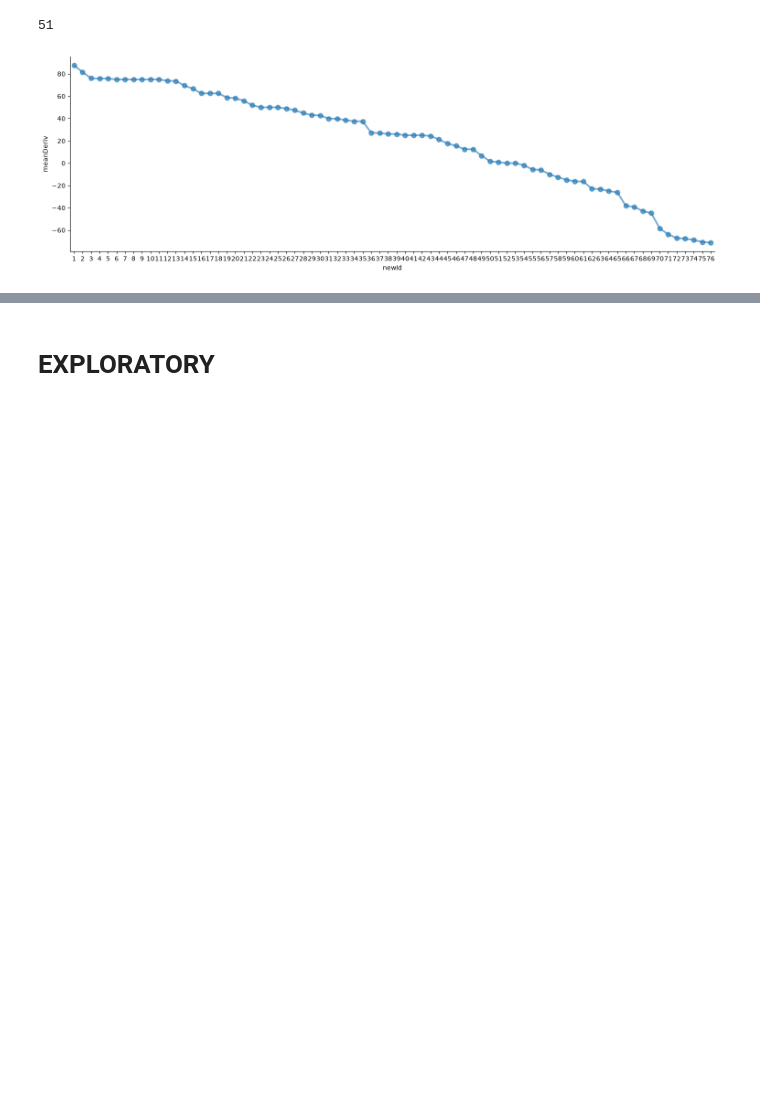
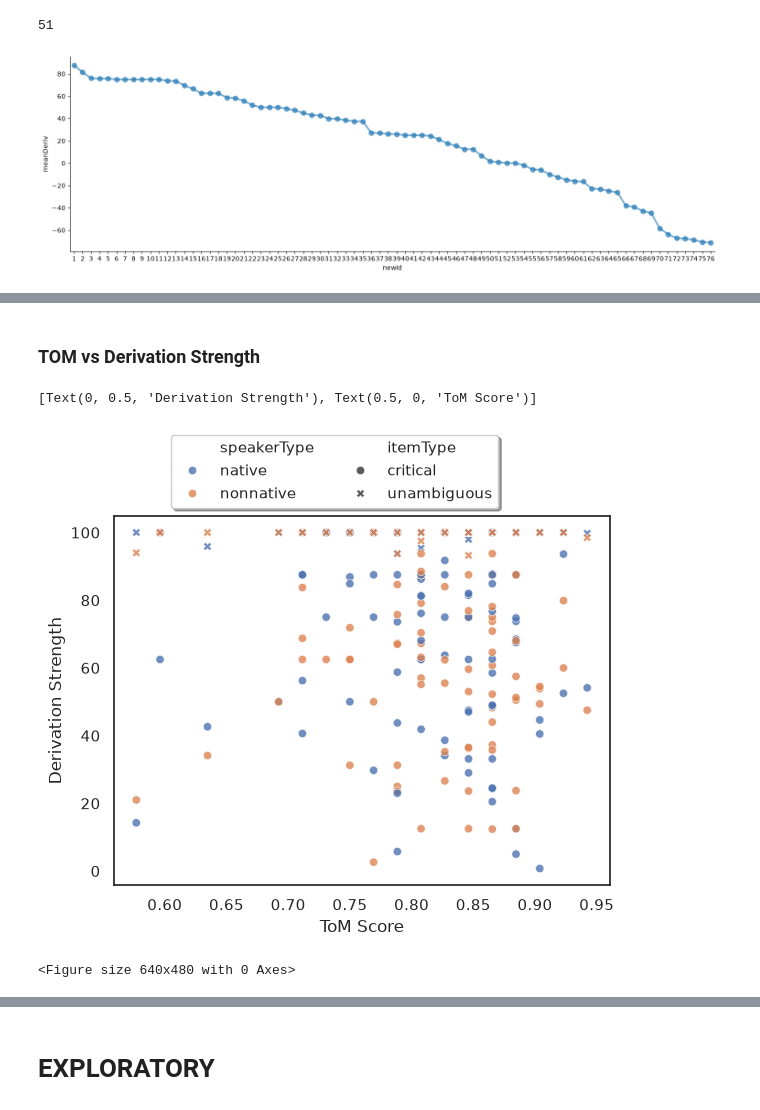
Before and after one commit to yuzh00007/Thesis-Data-Analysis, a Jupyter notebook: Results/MainExperiment/DataFormatting-and-Audio/cleanPictureRatingCSV.ipynb, the cells around one changed output, grey strips where cells are left out. Cells and saved outputs as stored; diff of their text form; code cells hidden in the pictures; blank space fills up the shorter version.

```diff
--- a/Results/MainExperiment/DataFormatting-and-Audio/cleanPictureRatingCSV.ipynb
+++ b/Results/MainExperiment/DataFormatting-and-Audio/cleanPictureRatingCSV.ipynb
@@ -558,0 +813,50 @@ sns.catplot(
+# %% [markdown]
+### TOM vs Derivation Strength
+# %%
+indivs = final_tom_df.groupby(["participantId", "itemType", "speakerType"])
+indivs_means = indivs[["derivationStrength", "nathan_score_full"]].mean().reset_index()
+
+sns.set(font_scale=1)
+sns.set_theme(style='white')
+ax = sns.scatterplot(
+    data=indivs_means, x="nathan_score_full", y="derivationStrength", hue="speakerType", style="itemType",
+    alpha=.8
+)
+
+ax.legend(
+    loc='lower left',
+      bbox_to_anchor=(.1, 1),
+      ncol=2, fancybox=True, shadow=True
+)
+
+ax.set(
+    ylabel="Derivation Strength",
+    xlabel="ToM Score"
+)
+# %% [output]
+[Text(0, 0.5, 'Derivation Strength'), Text(0.5, 0, 'ToM Score')]
+[figure, added]
+# %%
+sns.set(font_scale=1)
+sns.set_theme(style='whitegrid')
+
+ax = sns.scatterplot(
+    data=indivs_merged, x="nathan_score_fullNative", y="natNonNatDiff", hue="itemType",
+    alpha=.8
+)
+
+ax.legend(
+    loc='lower left',
+      bbox_to_anchor=(.2, 1),
+      ncol=2, fancybox=True, shadow=True
+)
+
+ax.set(
+    ylabel="Derivation Strength Difference",
+    xlabel="ToM Score"
+)
+
+plt.savefig(f"./dataPlots/tomVsDerivation.png")
+plt.clf()
+# %% [output]
+<Figure size 640x480 with 0 Axes>
```
Also changed, not shown: parts of 45 cells of this notebook, 25 other files.
